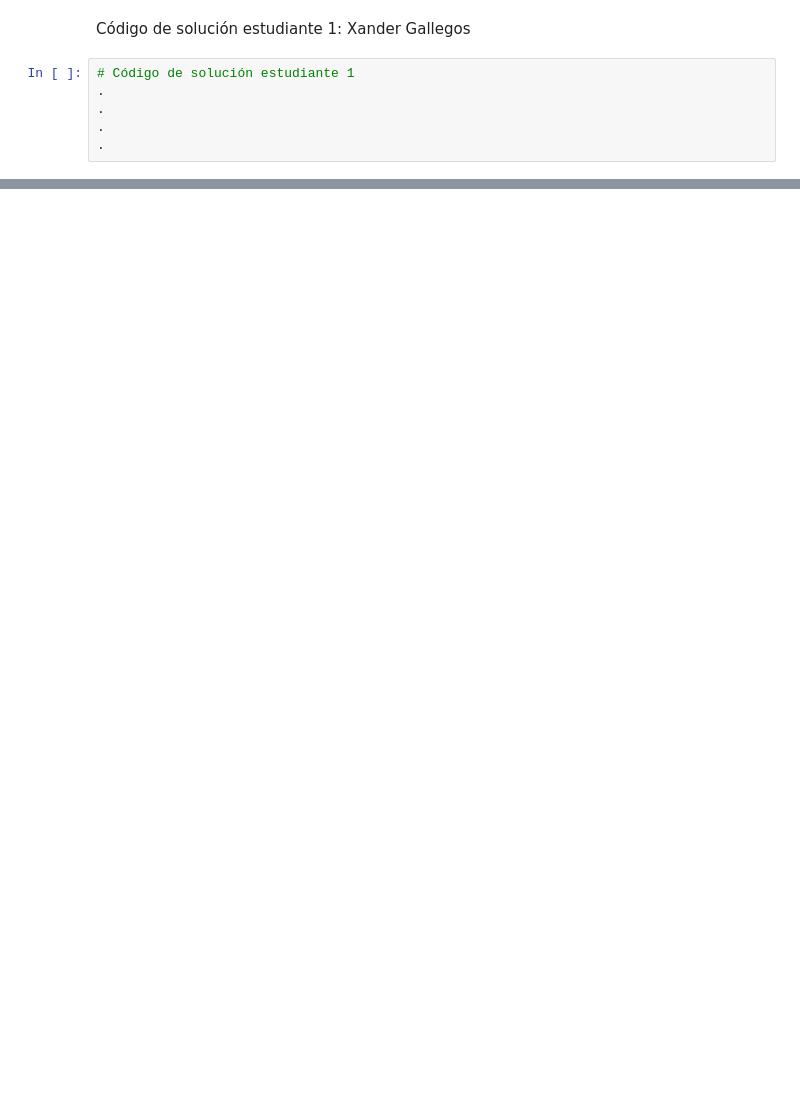
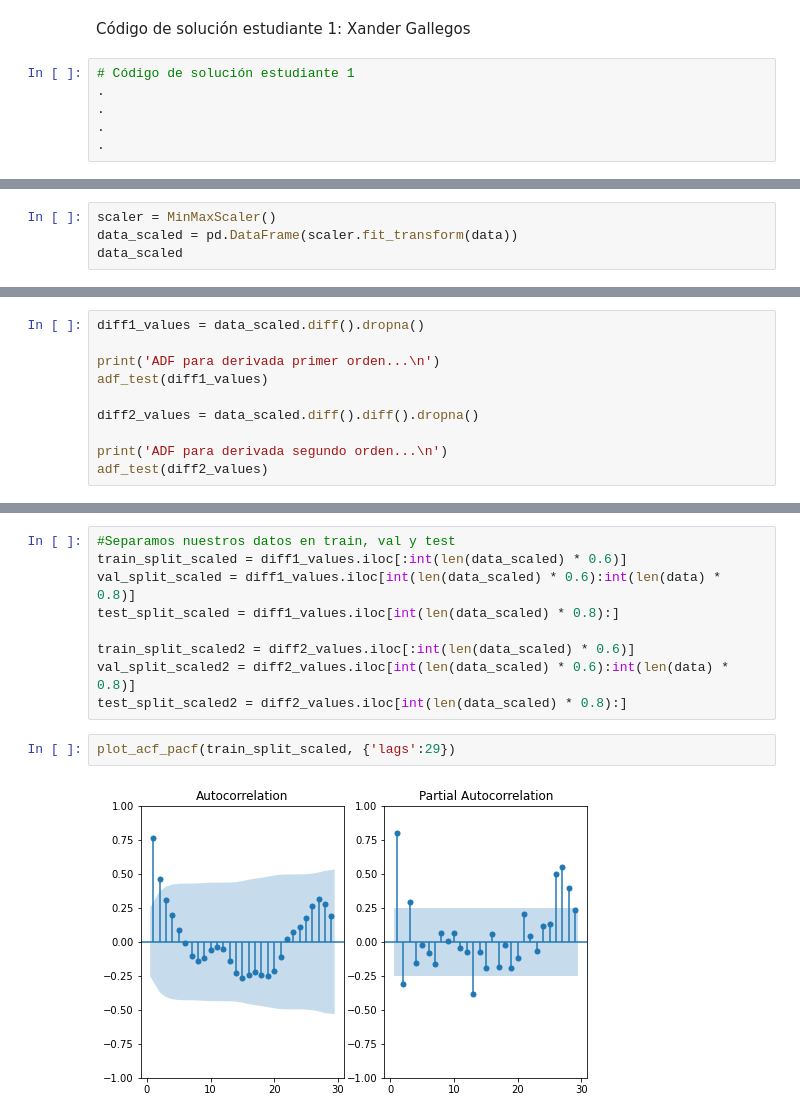
Before and after one commit to xagallegos/ProyectoConjunto_XGallegos_AYGonzales, a Jupyter notebook: Tarea2.ipynb, the cells around one changed output, grey strips where cells are left out. Cells and saved outputs as stored; diff of their text form; blank space fills up the shorter version.

```diff
--- a/Tarea2.ipynb
+++ b/Tarea2.ipynb
@@ -50,0 +190,4 @@ Código de solución estudiante 2
+# %%
+scaler = MinMaxScaler()
+data_scaled = pd.DataFrame(scaler.fit_transform(data))
+data_scaled
@@ -50,0 +221,10 @@ Código de solución estudiante 2
+# %%
+diff1_values = data_scaled.diff().dropna()
+
+print('ADF para derivada primer orden...\n')
+adf_test(diff1_values)
+
+diff2_values = data_scaled.diff().diff().dropna()
+
+print('ADF para derivada segundo orden...\n')
+adf_test(diff2_values)
@@ -50,0 +249,13 @@ Código de solución estudiante 2
+# %%
+#Separamos nuestros datos en train, val y test
+train_split_scaled = diff1_values.iloc[:int(len(data_scaled) * 0.6)]
+val_split_scaled = diff1_values.iloc[int(len(data_scaled) * 0.6):int(len(data) * 0.8)]
+test_split_scaled = diff1_values.iloc[int(len(data_scaled) * 0.8):]
+
+train_split_scaled2 = diff2_values.iloc[:int(len(data_scaled) * 0.6)]
+val_split_scaled2 = diff2_values.iloc[int(len(data_scaled) * 0.6):int(len(data) * 0.8)]
+test_split_scaled2 = diff2_values.iloc[int(len(data_scaled) * 0.8):]
+# %%
+plot_acf_pacf(train_split_scaled, {'lags':29})
+# %% [output]
+[figure, added]
```
Also changed, not shown: parts of 38 cells of this notebook, 1 other file.
